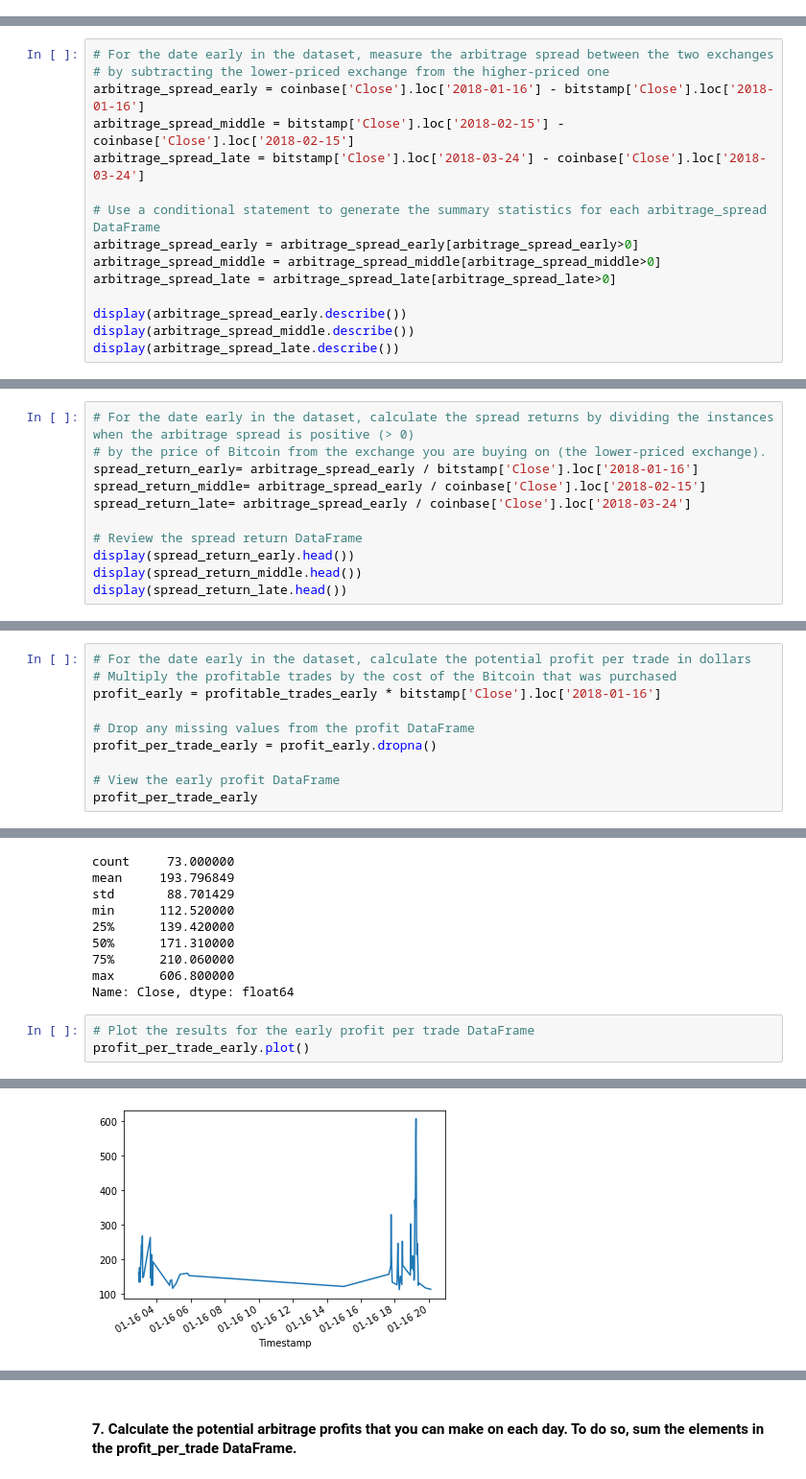
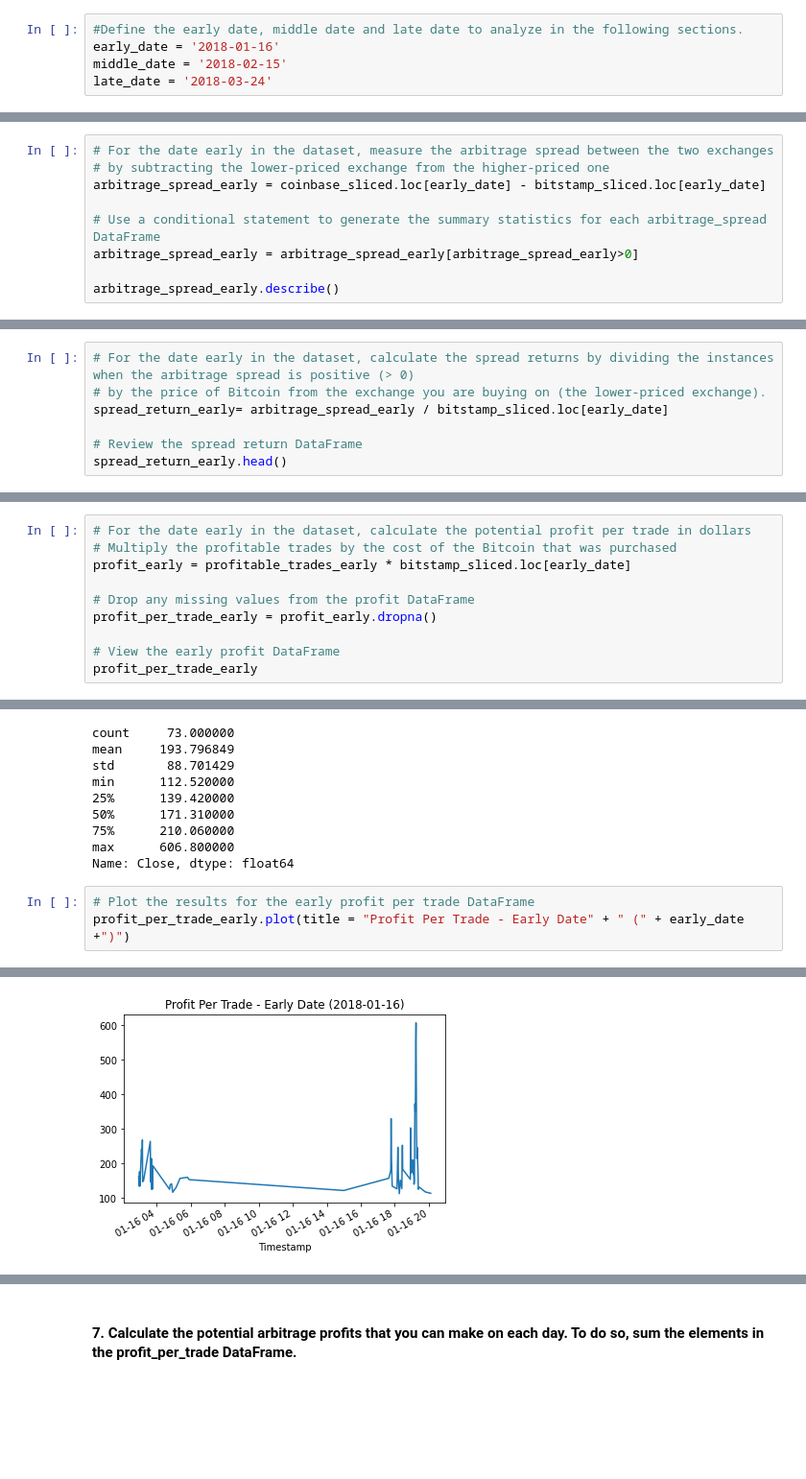
Before and after one commit to joshuacreveling/Module_3_Challenge_Assignment, a Jupyter notebook: crypto_arbitrage.ipynb, the cells around one changed output, grey strips where cells are left out. Shown at 96% size. Drawn from its saved outputs; the diff is of its cells as text; blank space fills up the shorter version.

Commit message:
Progress update.  Data analyzed for early, middle and late.

```diff
--- a/crypto_arbitrage.ipynb
+++ b/crypto_arbitrage.ipynb
@@ -363,3 +366,8 @@ Focus your analysis on specific dates by completing the following steps:
+# %%
+#Define the early date, middle date and late date to analyze in the following sections.
+early_date = '2018-01-16'
+middle_date = '2018-02-15'
+late_date = '2018-03-24'
 # %%
 # Create an overlay plot that visualizes the two dataframes over a period of one day early in the dataset.
 # Be sure that the plots include the parameters `legend`, `figsize`, `title`, `color` and `label`
@@ -485,18 +495,12 @@ Calculate the potential profits for each date that you selected in the previous
 # %%
 # For the date early in the dataset, measure the arbitrage spread between the two exchanges
 # by subtracting the lower-priced exchange from the higher-priced one
-arbitrage_spread_early = coinbase['Close'].loc['2018-01-16'] - bitstamp['Close'].loc['2018-01-16']
-arbitrage_spread_middle = bitstamp['Close'].loc['2018-02-15'] - coinbase['Close'].loc['2018-02-15']
-arbitrage_spread_late = bitstamp['Close'].loc['2018-03-24'] - coinbase['Close'].loc['2018-03-24']
+arbitrage_spread_early = coinbase_sliced.loc[early_date] - bitstamp_sliced.loc[early_date]
 
 # Use a conditional statement to generate the summary statistics for each arbitrage_spread DataFrame
 arbitrage_spread_early = arbitrage_spread_early[arbitrage_spread_early>0]
-arbitrage_spread_middle = arbitrage_spread_middle[arbitrage_spread_middle>0]
-arbitrage_spread_late = arbitrage_spread_late[arbitrage_spread_late>0]
 
-display(arbitrage_spread_early.describe())
-display(arbitrage_spread_middle.describe())
-display(arbitrage_spread_late.describe())
+arbitrage_spread_early.describe()
 # %% [output]
 count    960.000000
 mean      53.405344
@@ -530,14 +560,10 @@ Name: Close, dtype: float64
 # %%
 # For the date early in the dataset, calculate the spread returns by dividing the instances when the arbitrage spread is positive (> 0)
 # by the price of Bitcoin from the exchange you are buying on (the lower-priced exchange).
-spread_return_early= arbitrage_spread_early / bitstamp['Close'].loc['2018-01-16']
-spread_return_middle= arbitrage_spread_early / coinbase['Close'].loc['2018-02-15']
-spread_return_late= arbitrage_spread_early / coinbase['Close'].loc['2018-03-24']
+spread_return_early= arbitrage_spread_early / bitstamp_sliced.loc[early_date]
 
 # Review the spread return DataFrame
-display(spread_return_early.head())
-display(spread_return_middle.head())
-display(spread_return_late.head())
+spread_return_early.head()
 # %% [output]
 Timestamp
 2018-01-16 00:00:00         NaN
@@ -624,7 +704,7 @@ Name: Close, dtype: float64
 # %%
 # For the date early in the dataset, calculate the potential profit per trade in dollars
 # Multiply the profitable trades by the cost of the Bitcoin that was purchased
-profit_early = profitable_trades_early * bitstamp['Close'].loc['2018-01-16']
+profit_early = profitable_trades_early * bitstamp_sliced.loc[early_date]
 
 # Drop any missing values from the profit DataFrame
 profit_per_trade_early = profit_early.dropna()
@@ -662,5 +772,5 @@ max      606.800000
 Name: Close, dtype: float64
 # %%
 # Plot the results for the early profit per trade DataFrame
-profit_per_trade_early.plot()
+profit_per_trade_early.plot(title = "Profit Per Trade - Early Date" + " (" + early_date +")")
 # %% [output]
@@ -668 +778 @@ profit_per_trade_early.plot()
-[figure, old version]
+[figure, new version]
```
Also changed, not shown: parts of 71 cells of this notebook.
